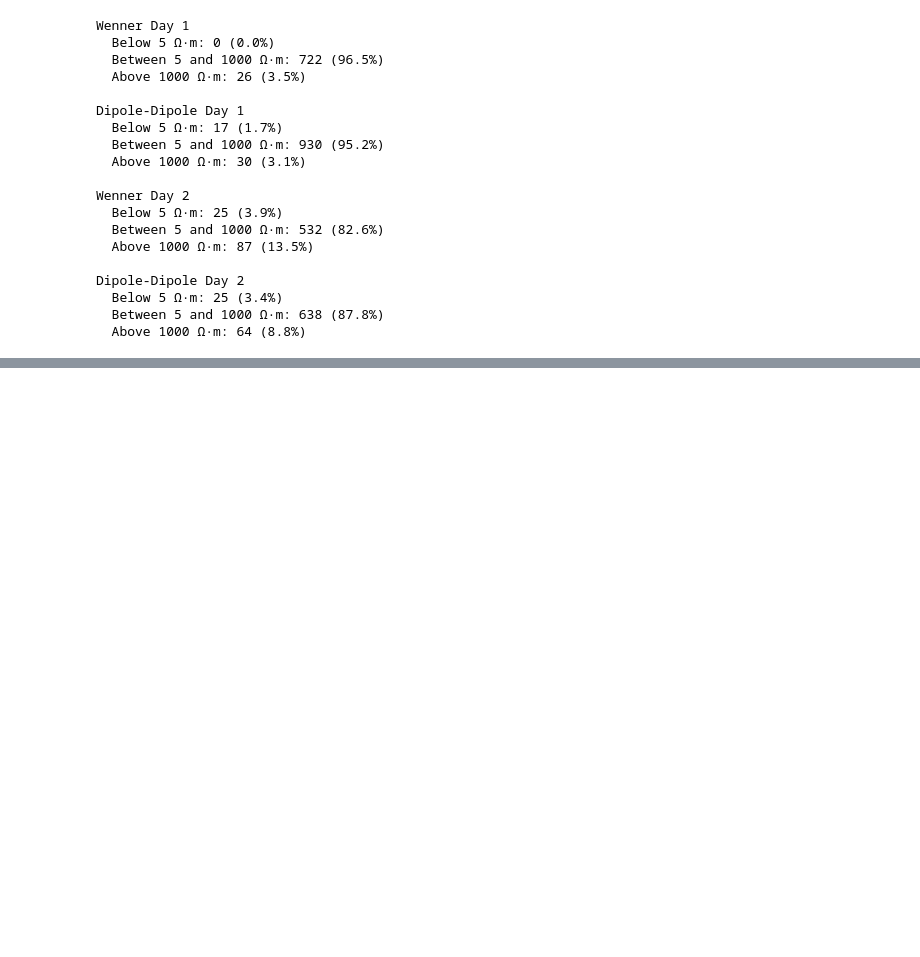
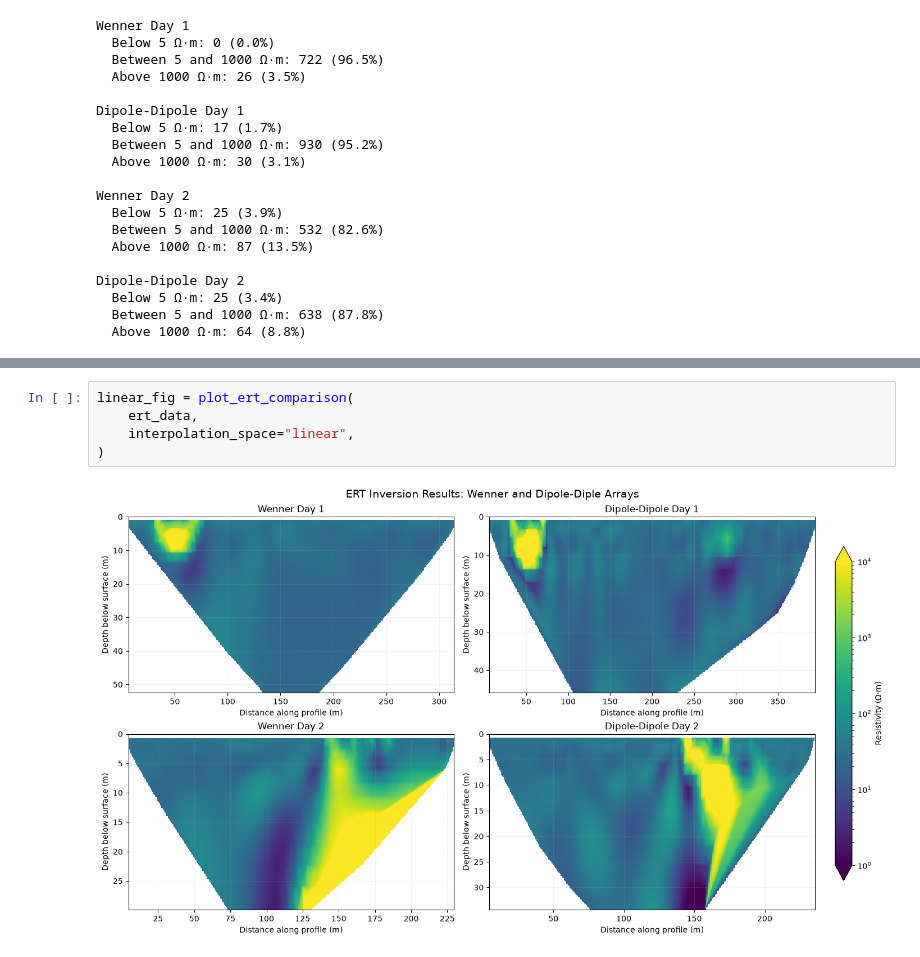
Before and after one commit to thejuanestevez/ert-project, a Jupyter notebook: notebooks/ert_visualization.ipynb, the cells around one changed output, grey strips where cells are left out. Drawn from its saved outputs; the diff is of its cells as text; blank space fills up the shorter version.

Commit message:
Cleaned up notebook and refined visualization workflow

```diff
--- a/notebooks/ert_visualization.ipynb
+++ b/notebooks/ert_visualization.ipynb
@@ -312,3 +325,10 @@ Dipole-Dipole Day 1
   95th percentile: 5,025.19 Ω·m
   98th percentile: 21,378.68 Ω·m
   99th percentile: 85,672.22 Ω·m
+# %%
+linear_fig = plot_ert_comparison(
+    ert_data,
+    interpolation_space="linear",
+)
+# %% [output]
+[figure, added]
```
Also changed, not shown: parts of 6 cells of this notebook, 3 other files.
